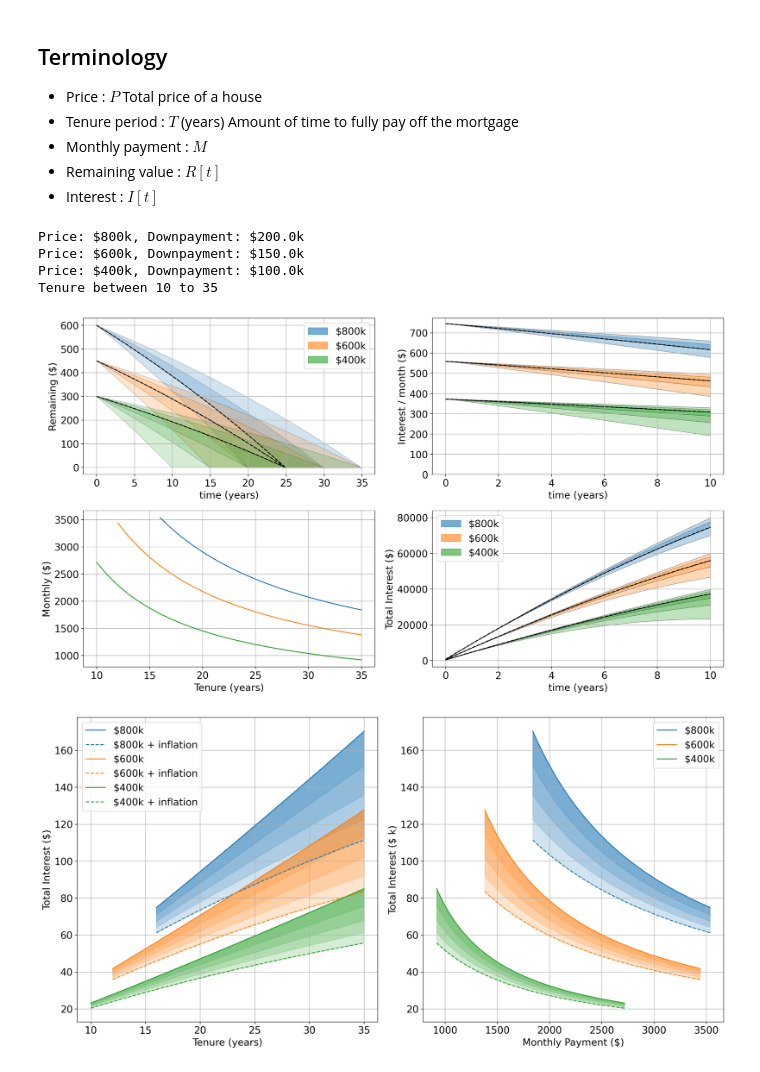
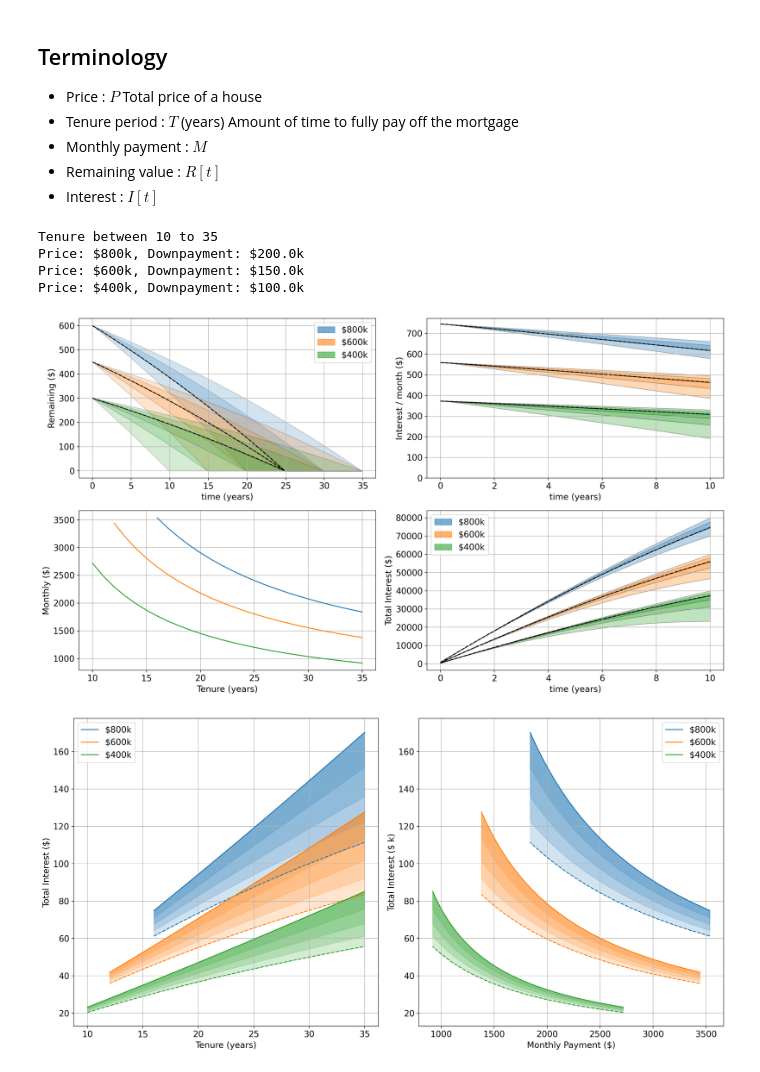
Before and after one commit to andrelimzs/mortgage-visualization, a Jupyter notebook: explore-mortgage.ipynb, the cells around one changed output. Saved outputs shown, nothing was run; the diff lists cells and outputs as text; code cells hidden in the pictures.

```diff
--- a/explore-mortgage.ipynb
+++ b/explore-mortgage.ipynb
@@ -145,7 +145,7 @@ monthly_threshold = 3.6
 cmap = ['tab:blue', 'tab:orange', 'tab:green', 'tab:red', 'tab:purple']
 labels = price_range
 plt.rcParams['savefig.dpi'] = 300
-plt.rcParams['font.size']   = 16
+plt.rcParams['font.size']   = 14
 
 print(f'Tenure between {tenure_range[0]} to {tenure_range[-1]}')
 for i,_ in enumerate(price_range):
@@ -251,35 +251,35 @@ for i,I in enumerate(interest):
         I_total = np.cumsum( I[:,j] * 1000, axis=0 )
 
         # Amortized interest over duration (months) owned
         I_amortized = I_total / numMonths
 
         ax[2].fill_between(tShort, I_amortized[tIndex], I_amortized_nominal[tIndex],
                            color=cmap[i], alpha=0.3, edgecolor='k')
         ax[3].fill_between(tShort, I_total[tIndex], I_nominal[tIndex],
                            color=cmap[i], alpha=0.3, edgecolor='k')
 
 ax[2].set_ylabel('Interest / month ($)')
 ax[3].set_ylabel('Total Interest ($)')
 ax[2].set_xlabel('time (years)')
 ax[3].set_xlabel('time (years)')
 ax[2].set_ylim(0)
 
 # =========================== Legend ===========================
 patch = []
 for i in range(len(remaining)):
     patch.append( mpatches.Patch(color=cmap[i], alpha=0.6, label=f'${labels[i]}k') )
 ax[0].legend(handles=patch, loc='upper right')
 ax[3].legend(handles=patch, loc='upper left')
 
 _ = [ a.grid() for a in ax.flatten() ]
 plt.tight_layout()
 plt.savefig('./docs/plots/overview1.jpg')
 # %% [output]
+Tenure between 10 to 35
 Price: $800k, Downpayment: $200.0k
 Price: $600k, Downpayment: $150.0k
 Price: $400k, Downpayment: $100.0k
-Tenure between 10 to 35
-[figure, old version]
+[figure, new version]
 # %%
 _, axes = plt.subplots(1,2, figsize=(16,8), dpi=200)
 ax = axes.flatten()
@@ -315,8 +315,10 @@ for i,_ in enumerate(interest_vs_tenure):
                color=cmap[i], label=f'${labels[i]}k')
     ax[1].plot(m[:,1], IvT_infl[:,1,-1], '--',
                color=cmap[i], label='_nolegend_')
+
     for j in range(IvT_infl.shape[2]):
-        ax[1].fill_between(m[:,1], IvT[:,1], IvT_infl[:,1,j], color=cmap[i], alpha=0.2, label='_nolegend_')
+        ax[1].fill_between(m[:,1], IvT[:,1], IvT_infl[:,1,j],
+                           color=cmap[i], alpha=0.2, label='_nolegend_')
 
 ax[1].legend()
 ax[1].set_ylabel('Total Interest ($ k)')
@@ -326,4 +328,4 @@ _ = [ a.grid() for a in ax.flatten()  ]
 plt.tight_layout()
 plt.savefig('./docs/plots/overview2.jpg')
 # %% [output]
-[figure, old version]
+[figure, new version]
```
Also changed, not shown: 3 other files.
